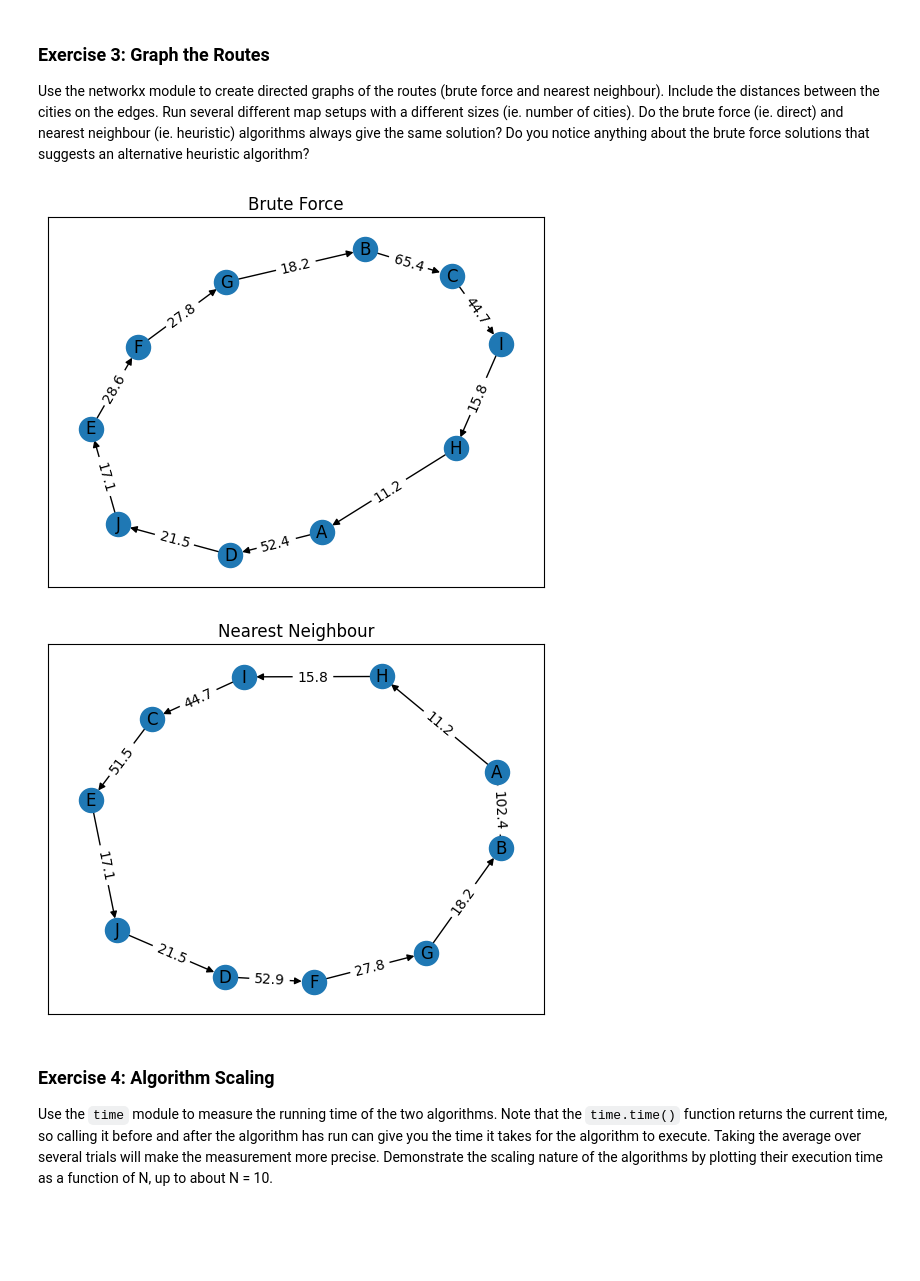
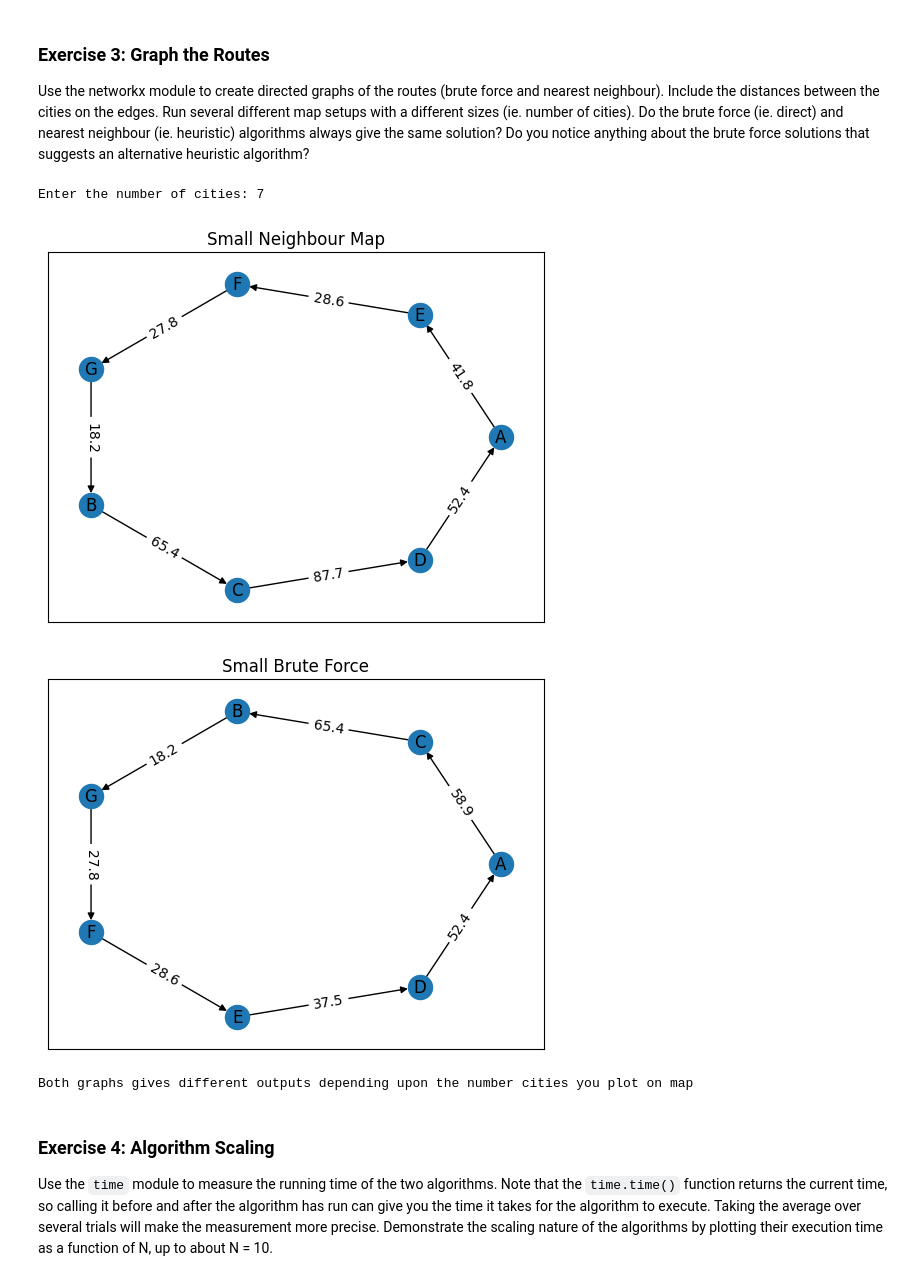
Before and after one commit to Charanjeet-x/comp215, a Jupyter notebook: labs/lab05_scaling.ipynb, the cells around one changed output. Cells and saved outputs as stored; diff of their text form; code cells hidden in the pictures; blank space fills up the shorter version.

```diff
--- a/labs/lab05_scaling.ipynb
+++ b/labs/lab05_scaling.ipynb
@@ -150,41 +150,81 @@ Use the networkx module to create directed graphs of the routes (brute force and
 # %%
 import networkx as nx
 import matplotlib.pyplot as plt
 
 def graph_route(route, min_route):
   G = nx.DiGraph()
   plt.title('Brute Force')
   G.add_nodes_from(route)
-  for i in range(len(route) - 1):
+  for i in range(10):
     G.add_edge(route[i], route[i + 1], weight=distance(route[i], route[i + 1], city_map))
 
-  pos = nx.spring_layout(G)
+  pos = nx.circular_layout(G)
   nx.draw_networkx_nodes(G, pos)
   nx.draw_networkx_edges(G, pos)
   nx.draw_networkx_labels(G, pos)
   edge_labels = nx.get_edge_attributes(G,'weight')
   nx.draw_networkx_edge_labels(G, pos, edge_labels=edge_labels)
   plt.show()
-graph_route(force(city_map)[0], nearest_neighbour(city_map)[0])
+#graph_route(force(city_map)[0], nearest_neighbour(city_map)[0])
 
 def graph(route):
   G = nx.DiGraph()
   plt.title('Nearest Neighbour')
   G.add_nodes_from(route)
-  for i in range(len(route) - 1):
+  for i in range(10):
     G.add_edge(route[i], route[i + 1], weight=distance(route[i], route[i + 1], city_map))
 
-  pos = nx.spring_layout(G)
+  pos = nx.circular_layout(G)
   nx.draw_networkx_nodes(G, pos)
   nx.draw_networkx_edges(G, pos)
   nx.draw_networkx_labels(G, pos)
   edge_labels = nx.get_edge_attributes(G,'weight')
   nx.draw_networkx_edge_labels(G, pos, edge_labels=edge_labels)
   plt.show()
-graph(nearest_neighbour(city_map)[0])
+#graph(nearest_neighbour(city_map)[0])
+
+number = int(input("Enter the number of cities: "))
+
+def small_map(route):
+  G = nx.DiGraph()
+  plt.title('Small Neighbour Map')
+  G.add_nodes_from(route)
+  for i in range(number):
+    G.add_edge(route[i], route[i + 1], weight=distance(route[i], route[i + 1], city_map))
+
+  pos = nx.circular_layout(G)
+  nx.draw_networkx_nodes(G, pos)
+  nx.draw_networkx_edges(G, pos)
+  nx.draw_networkx_labels(G, pos)
+  edge_labels = nx.get_edge_attributes(G,'weight')
+  nx.draw_networkx_edge_labels(G, pos, edge_labels=edge_labels)
+  plt.show()
+small_map(nearest_neighbour(setup_map(number))[0])
+
+def small_nearest_neighbour(min_route):
+  G = nx.DiGraph()
+  plt.title('Small Brute Force')
+  G.add_nodes_from(min_route)
+  for i in range(number):
+    G.add_edge(min_route[i], min_route[i + 1], weight=distance(min_route[i], min_route[i + 1], city_map))
+
+  pos = nx.circular_layout(G)
+  nx.draw_networkx_nodes(G, pos)
+  nx.draw_networkx_edges(G, pos)
+  nx.draw_networkx_labels(G, pos)
+  edge_labels = nx.get_edge_attributes(G,'weight')
+  nx.draw_networkx_edge_labels(G, pos, edge_labels=edge_labels)
+  plt.show()
+small_nearest_neighbour(force(setup_map(number))[0])
+
+
+
+print('Both graphs gives different outputs depending upon the number cities you plot on map')
 # %% [output]
+Enter the number of cities: 7
-[figure, old version]
+[figure, new version]
-[figure, old version]
+[figure, new version]
+Both graphs gives different outputs depending upon the number cities you plot on map
 # %% [markdown]
 ### Exercise 4: Algorithm Scaling
 
```
Also changed, not shown: parts of 2 cells of this notebook.
